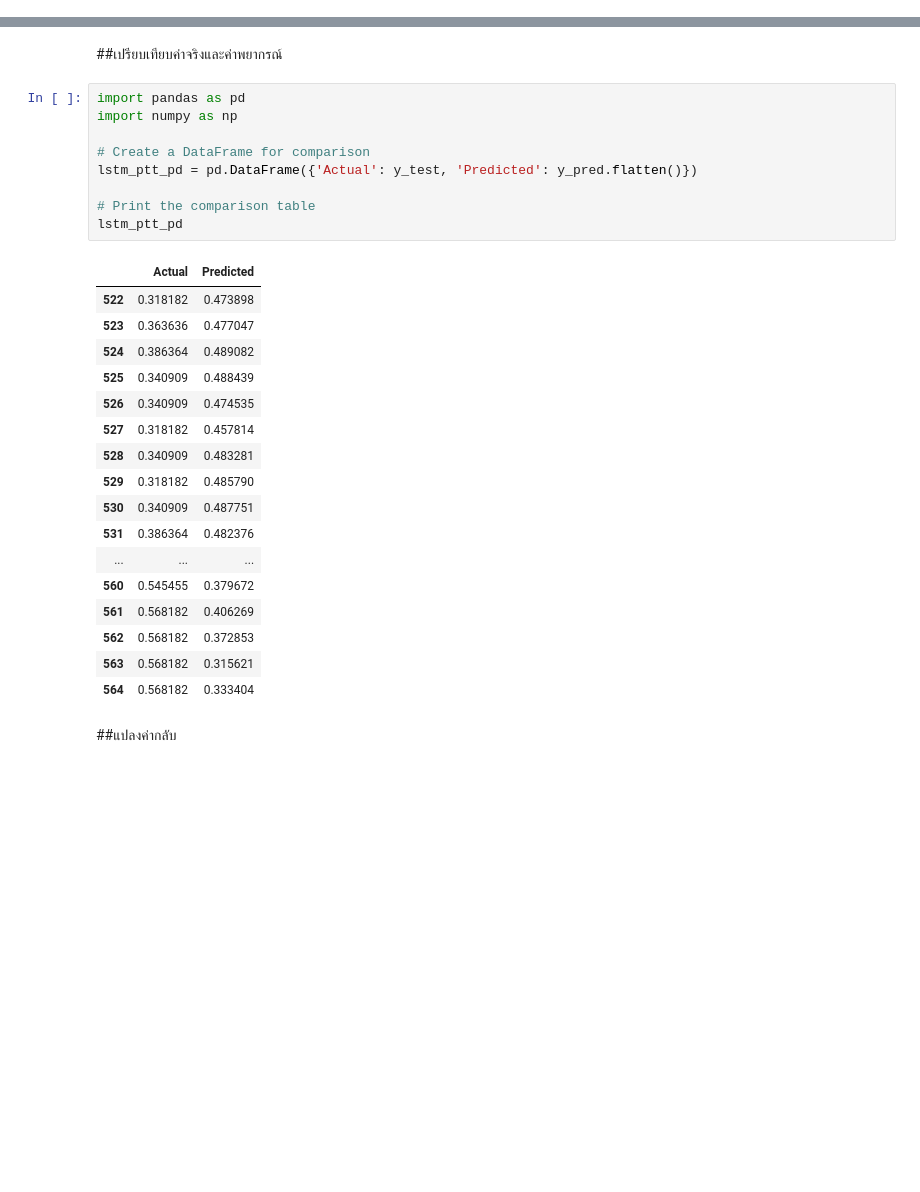
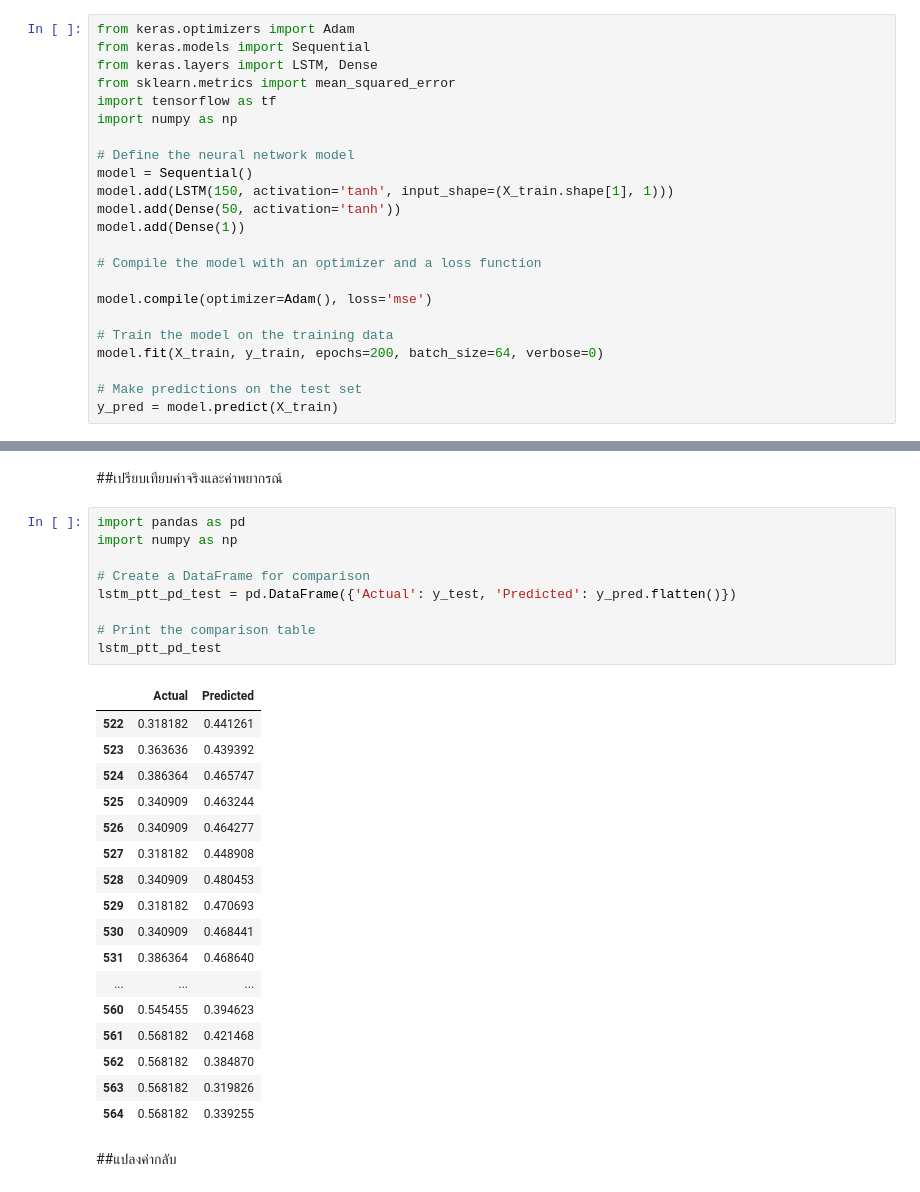
Before and after one commit to SAPUII/Project, a Jupyter notebook: LSTM_final.ipynb, the cells around one changed output, grey strips where cells are left out. Saved outputs shown, nothing was run; the diff lists cells and outputs as text; blank space fills up the shorter version.

```diff
--- a/LSTM_final.ipynb
+++ b/LSTM_final.ipynb
@@ -840,0 +841,23 @@ Best MSE: 0.01217876200255865
+# %%
+from keras.optimizers import Adam
+from keras.models import Sequential
+from keras.layers import LSTM, Dense
+from sklearn.metrics import mean_squared_error
+import tensorflow as tf
+import numpy as np
+
+# Define the neural network model
+model = Sequential()
+model.add(LSTM(150, activation='tanh', input_shape=(X_train.shape[1], 1)))
+model.add(Dense(50, activation='tanh'))
+model.add(Dense(1))
+
+# Compile the model with an optimizer and a loss function
+
+model.compile(optimizer=Adam(), loss='mse')
+
+# Train the model on the training data
+model.fit(X_train, y_train, epochs=200, batch_size=64, verbose=0)
+
+# Make predictions on the test set
+y_pred = model.predict(X_train)
@@ -868,30 +972,30 @@ y_pred = model.predict(X_test)
 # %%
 import pandas as pd
 import numpy as np
 
 # Create a DataFrame for comparison
-lstm_ptt_pd = pd.DataFrame({'Actual': y_test, 'Predicted': y_pred.flatten()})
+lstm_ptt_pd_test = pd.DataFrame({'Actual': y_test, 'Predicted': y_pred.flatten()})
 
 # Print the comparison table
-lstm_ptt_pd
+lstm_ptt_pd_test
 # %% [output]
 |  | Actual | Predicted |
-| 522 | 0.318182 | 0.473898 |
-| 523 | 0.363636 | 0.477047 |
-| 524 | 0.386364 | 0.489082 |
-| 525 | 0.340909 | 0.488439 |
-| 526 | 0.340909 | 0.474535 |
-| 527 | 0.318182 | 0.457814 |
-| 528 | 0.340909 | 0.483281 |
-| 529 | 0.318182 | 0.485790 |
-| 530 | 0.340909 | 0.487751 |
-| 531 | 0.386364 | 0.482376 |
+| 522 | 0.318182 | 0.441261 |
+| 523 | 0.363636 | 0.439392 |
+| 524 | 0.386364 | 0.465747 |
+| 525 | 0.340909 | 0.463244 |
+| 526 | 0.340909 | 0.464277 |
+| 527 | 0.318182 | 0.448908 |
+| 528 | 0.340909 | 0.480453 |
+| 529 | 0.318182 | 0.470693 |
+| 530 | 0.340909 | 0.468441 |
+| 531 | 0.386364 | 0.468640 |
 | ... | ... | ... |
-| 560 | 0.545455 | 0.379672 |
-| 561 | 0.568182 | 0.406269 |
-| 562 | 0.568182 | 0.372853 |
-| 563 | 0.568182 | 0.315621 |
-| 564 | 0.568182 | 0.333404 |
+| 560 | 0.545455 | 0.394623 |
+| 561 | 0.568182 | 0.421468 |
+| 562 | 0.568182 | 0.384870 |
+| 563 | 0.568182 | 0.319826 |
+| 564 | 0.568182 | 0.339255 |
 # %% [markdown]
 ##แปลงค่ากลับ
 # %%
```
Also changed, not shown: parts of 53 cells of this notebook.
